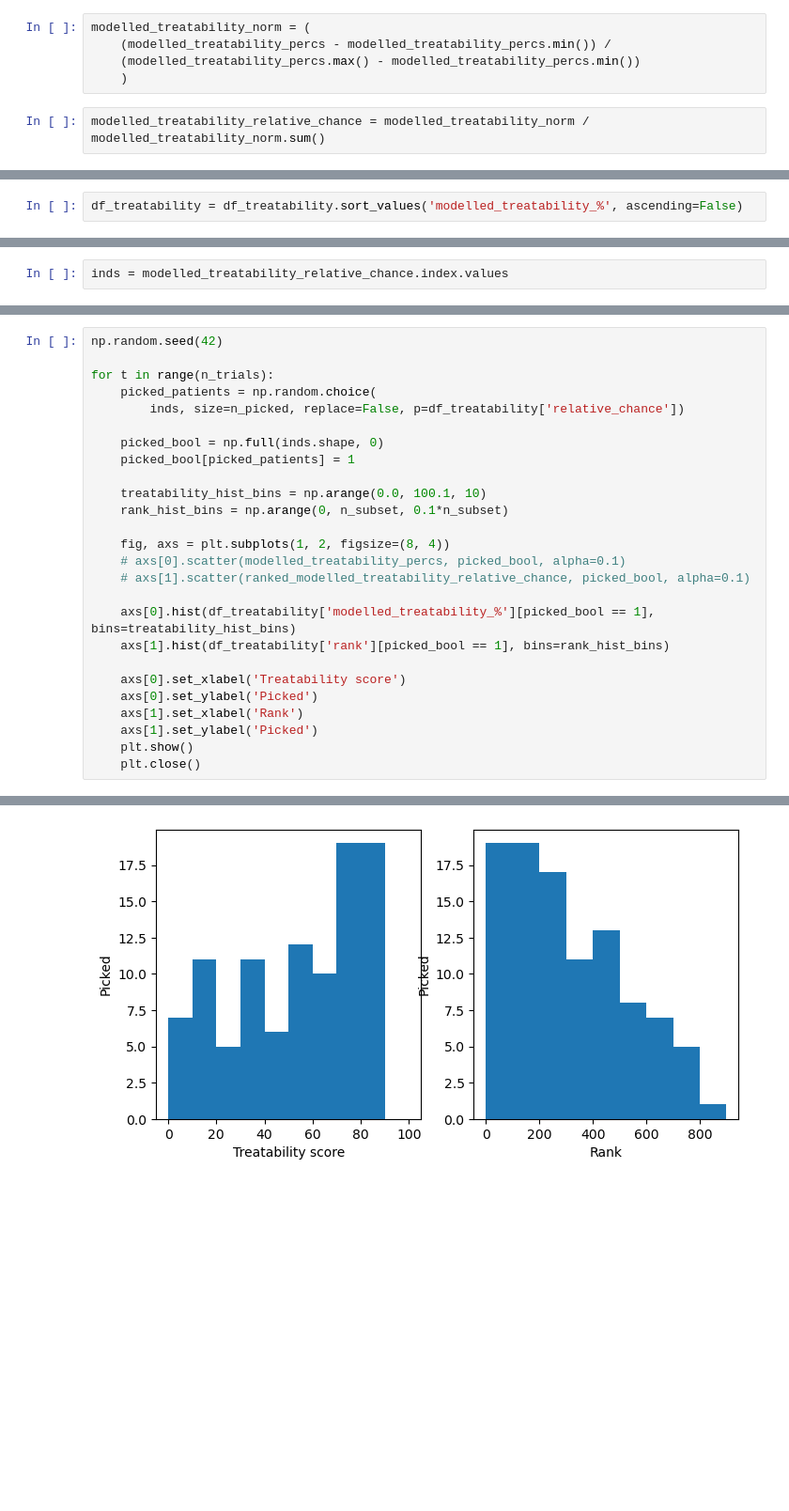
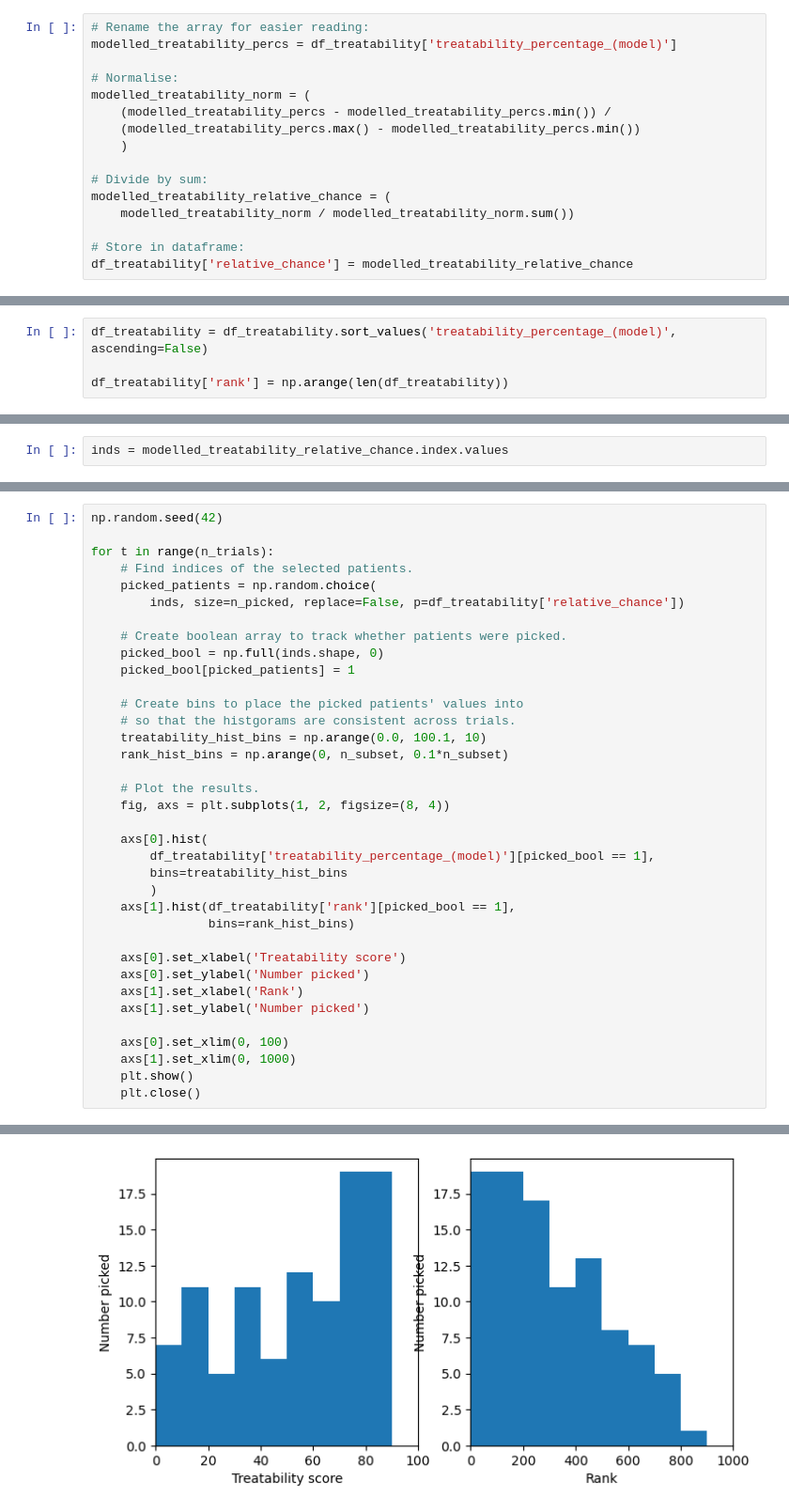
Before and after one commit to stroke-modelling/stroke-utilities, a Jupyter notebook: docs/04_treatability_score.ipynb, the cells around one changed output, grey strips where cells are left out. Shown at 94% size. Saved outputs shown, nothing was run; the diff lists cells and outputs as text; blank space fills up the shorter version.

Commit message:
Updated commentary for treatability score notebook

```diff
--- a/docs/04_treatability_score.ipynb
+++ b/docs/04_treatability_score.ipynb
@@ -701,7 +655,16 @@ modelled_treatability_percs.min()
 # %%
+# Rename the array for easier reading:
+modelled_treatability_percs = df_treatability['treatability_percentage_(model)']
+
+# Normalise:
 modelled_treatability_norm = (
     (modelled_treatability_percs - modelled_treatability_percs.min()) /
     (modelled_treatability_percs.max() - modelled_treatability_percs.min())
     )
+
+# Divide by sum:
+modelled_treatability_relative_chance = (
+    modelled_treatability_norm / modelled_treatability_norm.sum())
+
+# Store in dataframe:
+df_treatability['relative_chance'] = modelled_treatability_relative_chance
-# %%
-modelled_treatability_relative_chance = modelled_treatability_norm / modelled_treatability_norm.sum()
@@ -722,0 +673,4 @@ Name: modelled_treatability_%, Length: 1000, dtype: float64
+# %%
+df_treatability = df_treatability.sort_values('treatability_percentage_(model)', ascending=False)
+
+df_treatability['rank'] = np.arange(len(df_treatability))
@@ -726,3 +700 @@ df_treatability['relative_chance'] = modelled_treatability_relative_chance
 Run several trials of picking out 100 patients (10%) and see how this compares with their treatability score.
-# %%
-df_treatability = df_treatability.sort_values('modelled_treatability_%', ascending=False)
@@ -753,26 +715,36 @@ inds = modelled_treatability_relative_chance.index.values
 np.random.seed(42)
 
 for t in range(n_trials):
+    # Find indices of the selected patients.
     picked_patients = np.random.choice(
         inds, size=n_picked, replace=False, p=df_treatability['relative_chance'])
 
+    # Create boolean array to track whether patients were picked.
     picked_bool = np.full(inds.shape, 0)
     picked_bool[picked_patients] = 1
 
+    # Create bins to place the picked patients' values into
+    # so that the histgorams are consistent across trials.
     treatability_hist_bins = np.arange(0.0, 100.1, 10)
     rank_hist_bins = np.arange(0, n_subset, 0.1*n_subset)
 
+    # Plot the results.
     fig, axs = plt.subplots(1, 2, figsize=(8, 4))
-    # axs[0].scatter(modelled_treatability_percs, picked_bool, alpha=0.1)
-    # axs[1].scatter(ranked_modelled_treatability_relative_chance, picked_bool, alpha=0.1)
 
-    axs[0].hist(df_treatability['modelled_treatability_%'][picked_bool == 1], bins=treatability_hist_bins)
-    axs[1].hist(df_treatability['rank'][picked_bool == 1], bins=rank_hist_bins)
+    axs[0].hist(
+        df_treatability['treatability_percentage_(model)'][picked_bool == 1],
+        bins=treatability_hist_bins
+        )
+    axs[1].hist(df_treatability['rank'][picked_bool == 1],
+                bins=rank_hist_bins)
 
     axs[0].set_xlabel('Treatability score')
-    axs[0].set_ylabel('Picked')
+    axs[0].set_ylabel('Number picked')
     axs[1].set_xlabel('Rank')
-    axs[1].set_ylabel('Picked')
+    axs[1].set_ylabel('Number picked')
+
+    axs[0].set_xlim(0, 100)
+    axs[1].set_xlim(0, 1000)
     plt.show()
     plt.close()
 # %% [output]
@@ -783 +755 @@ for t in range(n_trials):
-[figure, old version]
+[figure, new version]
```
Also changed, not shown: parts of 75 cells of this notebook.
